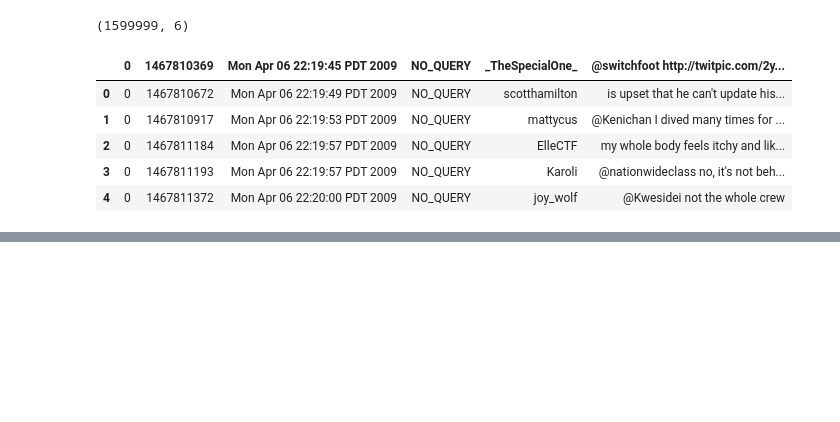
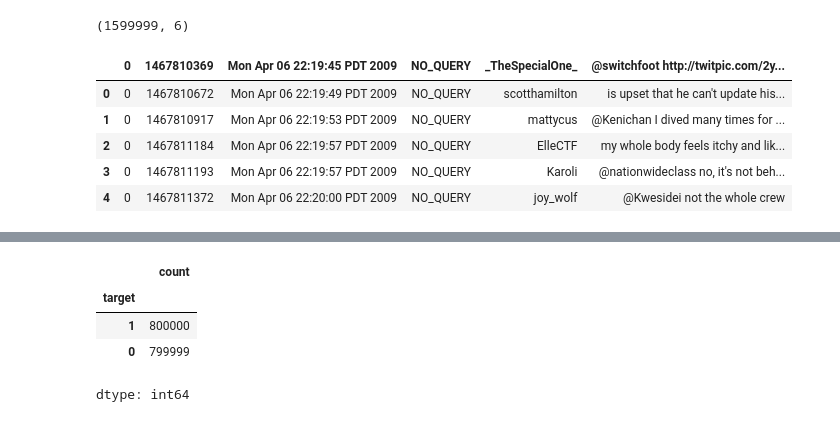
Before and after one commit to ARIHANT218/Analysis, a Jupyter notebook: sentiment_twitter.ipynb, the cells around one changed output, grey strips where cells are left out. Saved outputs shown, nothing was run; the diff lists cells and outputs as text; code cells hidden in the pictures; blank space fills up the shorter version.

```diff
--- a/sentiment_twitter.ipynb
+++ b/sentiment_twitter.ipynb
@@ -86,0 +109,8 @@ twitter_data.head()
+# %%
+twitter_data['target'].value_counts()
+# %% [output]
+|  | count |
+| target |  |
+| 1 | 800000 |
+| 0 | 799999 |
+dtype: int64
```
Also changed, not shown: parts of 24 cells of this notebook.
